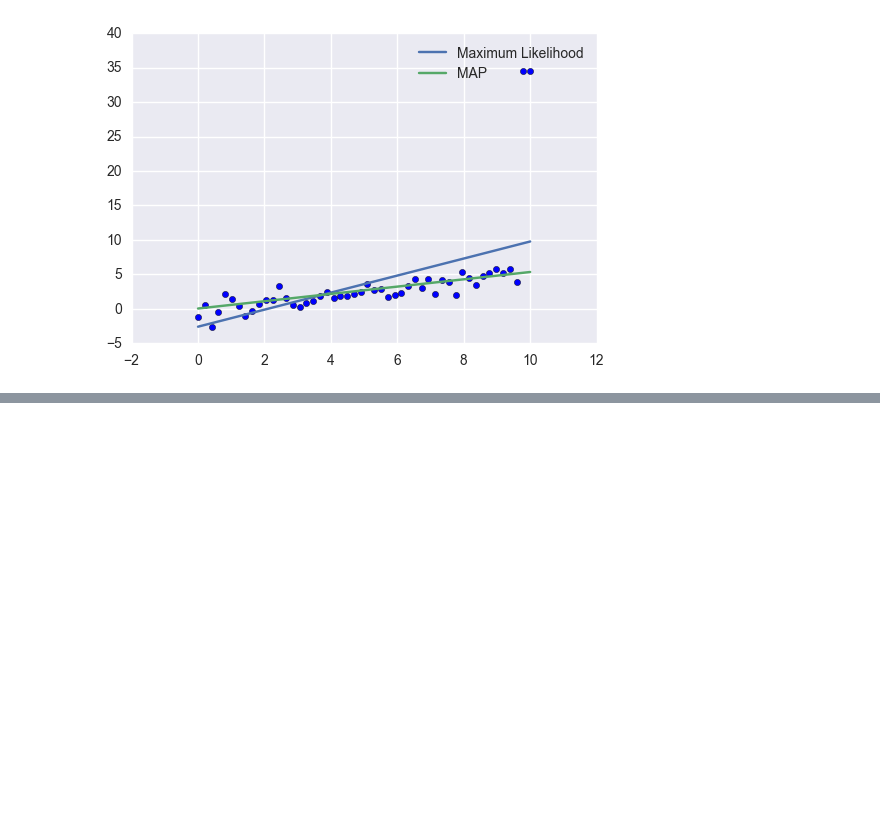
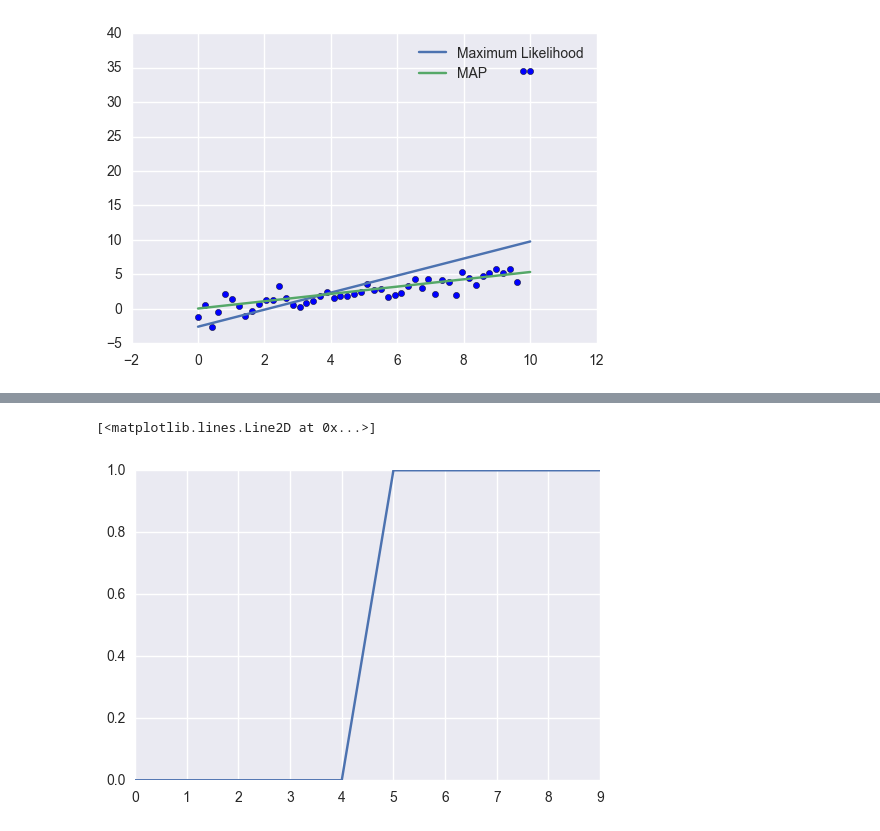
Before and after one commit to alvin319/book-notes, a Jupyter notebook: miscellaneous/linear_regression.ipynb, the cells around one changed output, grey strips where cells are left out. Saved outputs shown, nothing was run; the diff lists cells and outputs as text; code cells hidden in the pictures; blank space fills up the shorter version.

```diff
--- a/miscellaneous/linear_regression.ipynb
+++ b/miscellaneous/linear_regression.ipynb
@@ -236,0 +288,5 @@ plt.legend()
+# %%
+plt.plot(Y, label='target')
+# %% [output]
+[<matplotlib.lines.Line2D at 0x...>]
+[figure, added]
```
Also changed, not shown: parts of 5 cells of this notebook.
